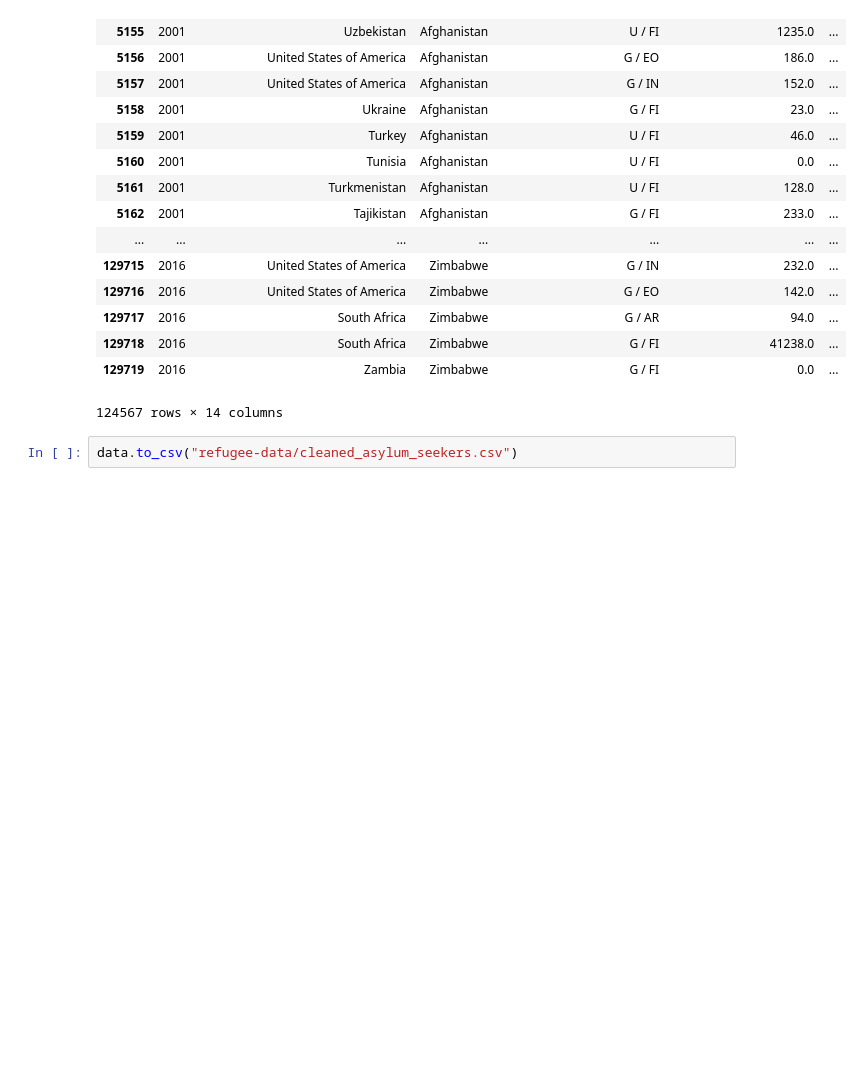
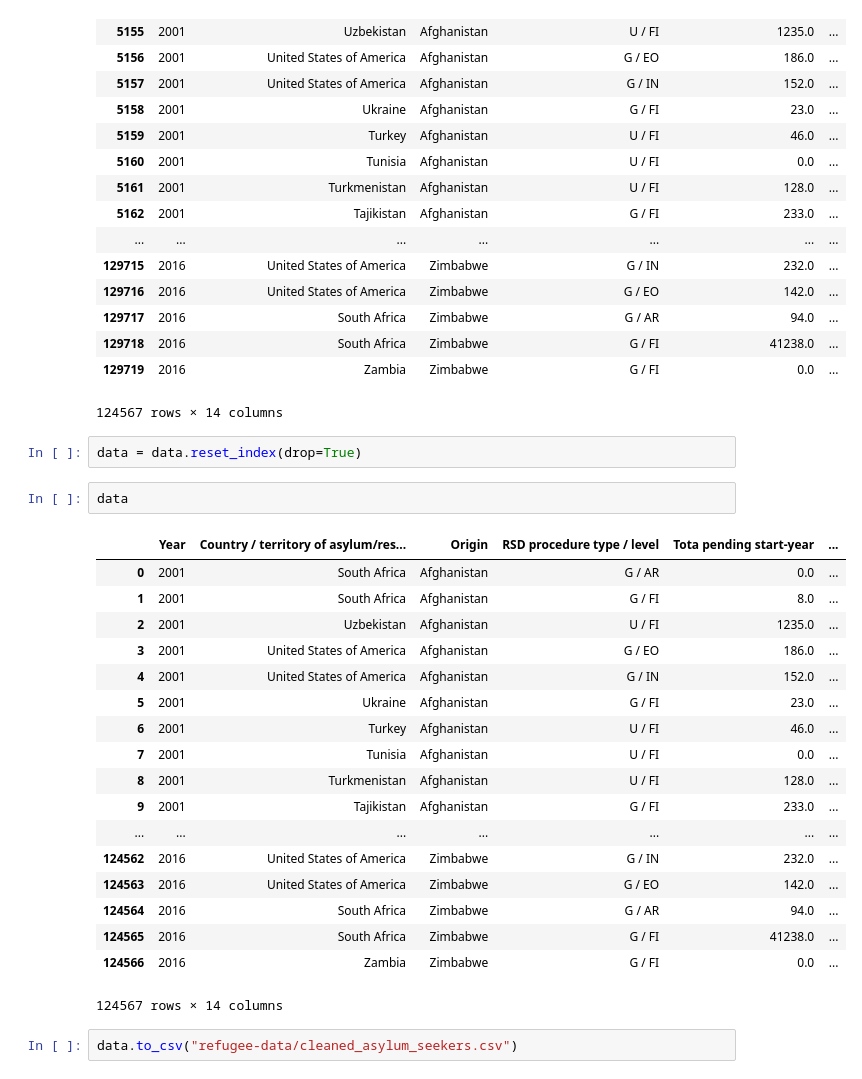
Before and after one commit to darrentyh/IS-424_Data-Mining-Project, a Jupyter notebook: Asylum Seekers Preprocessing.ipynb, the cells around one changed output. Saved outputs shown, nothing was run; the diff lists cells and outputs as text; blank space fills up the shorter version.

Commit message:
makes changes to cleaned asylum seekers csv

```diff
--- a/Asylum Seekers Preprocessing.ipynb
+++ b/Asylum Seekers Preprocessing.ipynb
@@ -105,5 +86,28 @@ data.replace(to_replace ="*", value ="0")
 | 129718 | 2016 | South Africa | Zimbabwe | G / FI | 41238.0 | ... |
 | 129719 | 2016 | Zambia | Zimbabwe | G / FI | 0.0 | ... |
 124567 rows × 14 columns
+# %%
+data = data.reset_index(drop=True)
+# %%
+data
+# %% [output]
+|  | Year | Country / territory of asylum/res... | Origin | RSD procedure type / level | Tota pending start-year | ... |
+| 0 | 2001 | South Africa | Afghanistan | G / AR | 0.0 | ... |
+| 1 | 2001 | South Africa | Afghanistan | G / FI | 8.0 | ... |
+| 2 | 2001 | Uzbekistan | Afghanistan | U / FI | 1235.0 | ... |
+| 3 | 2001 | United States of America | Afghanistan | G / EO | 186.0 | ... |
+| 4 | 2001 | United States of America | Afghanistan | G / IN | 152.0 | ... |
+| 5 | 2001 | Ukraine | Afghanistan | G / FI | 23.0 | ... |
+| 6 | 2001 | Turkey | Afghanistan | U / FI | 46.0 | ... |
+| 7 | 2001 | Tunisia | Afghanistan | U / FI | 0.0 | ... |
+| 8 | 2001 | Turkmenistan | Afghanistan | U / FI | 128.0 | ... |
+| 9 | 2001 | Tajikistan | Afghanistan | G / FI | 233.0 | ... |
+| ... | ... | ... | ... | ... | ... | ... |
+| 124562 | 2016 | United States of America | Zimbabwe | G / IN | 232.0 | ... |
+| 124563 | 2016 | United States of America | Zimbabwe | G / EO | 142.0 | ... |
+| 124564 | 2016 | South Africa | Zimbabwe | G / AR | 94.0 | ... |
+| 124565 | 2016 | South Africa | Zimbabwe | G / FI | 41238.0 | ... |
+| 124566 | 2016 | Zambia | Zimbabwe | G / FI | 0.0 | ... |
+124567 rows × 14 columns
 # %%
 data.to_csv("refugee-data/cleaned_asylum_seekers.csv")
```
Also changed, not shown: parts of 2 cells of this notebook, 1 other file.
